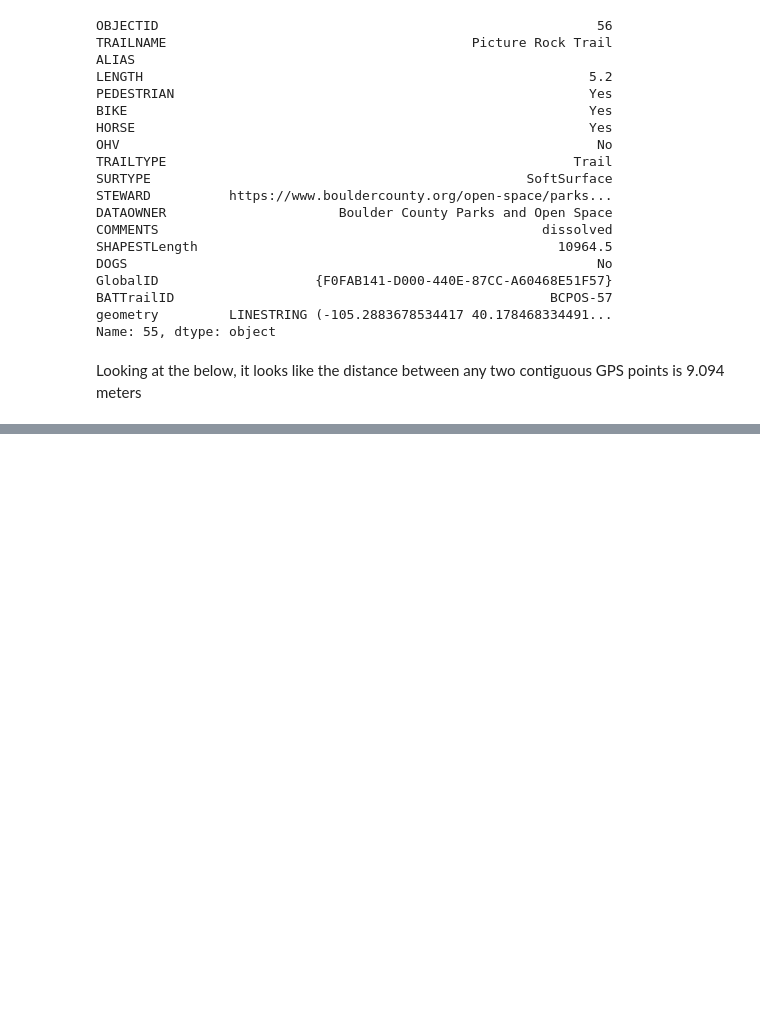
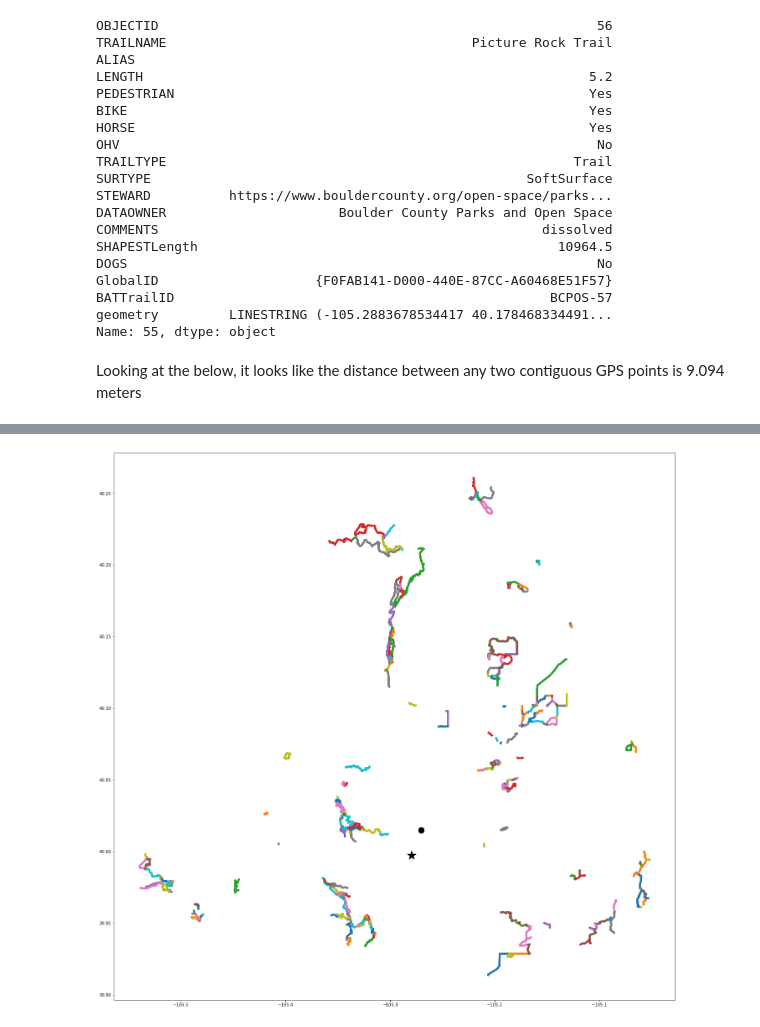
Before and after one commit to aemerick/planit, a Jupyter notebook: autotrail/boulder_trails_eda.ipynb, the cells around one changed output, grey strips where cells are left out. Cells and saved outputs as stored; diff of their text form; code cells hidden in the pictures; blank space fills up the shorter version.

```diff
--- a/autotrail/boulder_trails_eda.ipynb
+++ b/autotrail/boulder_trails_eda.ipynb
@@ -293,0 +292,5 @@ fig.show()
+# %%
+gpx_data_small = make_gpx_data(gdf_small)
+fig = make_plot(gdf_small, gpx_data_small, zoom=False)
+# %% [output]
+[figure, added]
```
Also changed, not shown: parts of 20 cells of this notebook.
